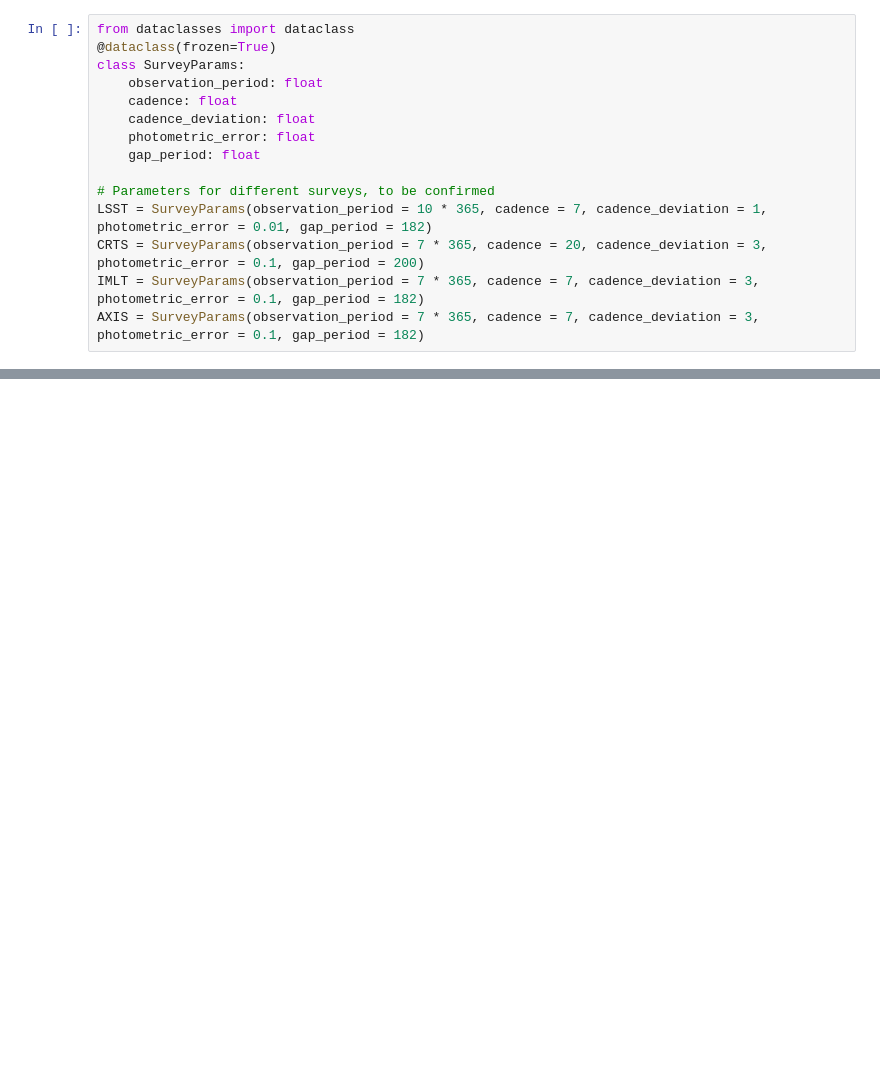
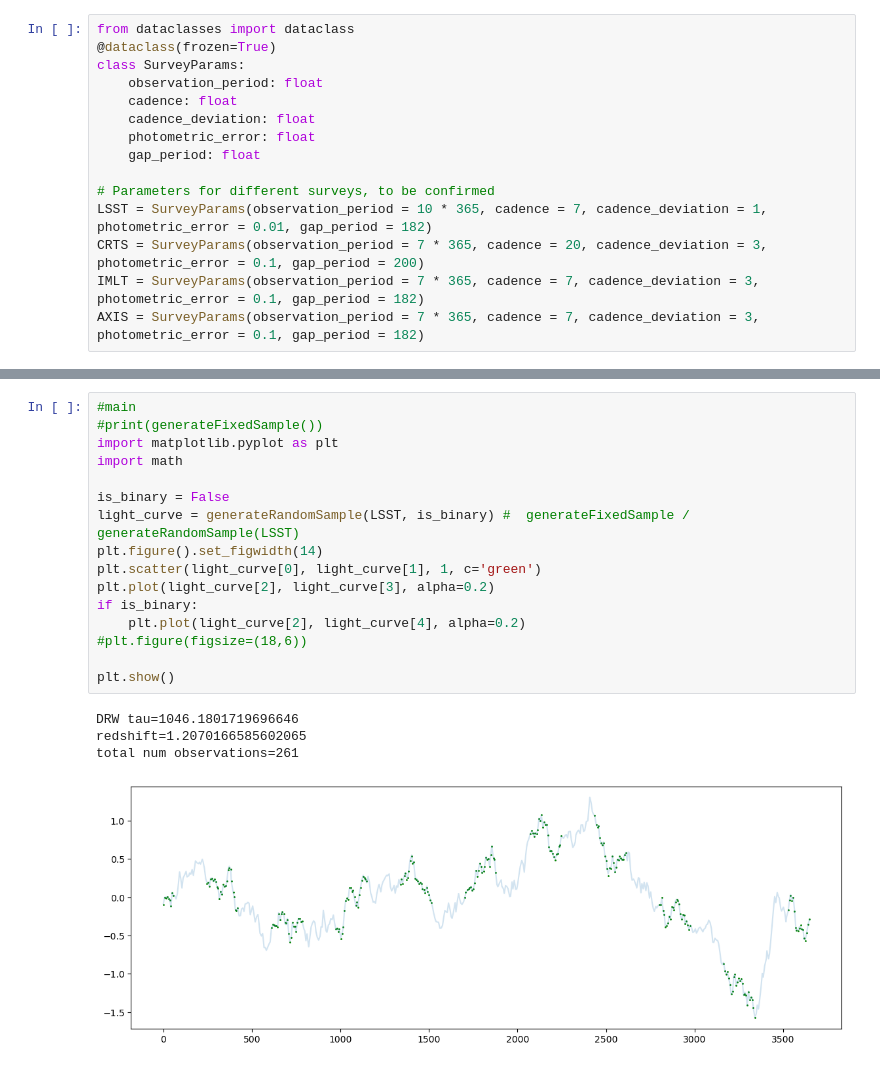
Before and after one commit to skp80286/smbhb_detection, a Jupyter notebook: simulation.ipynb, the cells around one changed output, grey strips where cells are left out. Drawn from its saved outputs; the diff is of its cells as text; blank space fills up the shorter version.

```diff
--- a/simulation.ipynb
+++ b/simulation.ipynb
@@ -114,0 +113,21 @@ total num observations=262
+# %%
+#main
+#print(generateFixedSample())
+import matplotlib.pyplot as plt
+import math
+
+is_binary = False
+light_curve = generateRandomSample(LSST, is_binary) #  generateFixedSample / generateRandomSample(LSST)
+plt.figure().set_figwidth(14)
+plt.scatter(light_curve[0], light_curve[1], 1, c='green')
+plt.plot(light_curve[2], light_curve[3], alpha=0.2)
+if is_binary:
+    plt.plot(light_curve[2], light_curve[4], alpha=0.2)
+#plt.figure(figsize=(18,6))
+
+plt.show()
+# %% [output]
+DRW tau=1046.1801719696646
+redshift=1.2070166585602065
+total num observations=261
+[figure, added]
```
Also changed, not shown: parts of 1 cell of this notebook, 3 other files.
